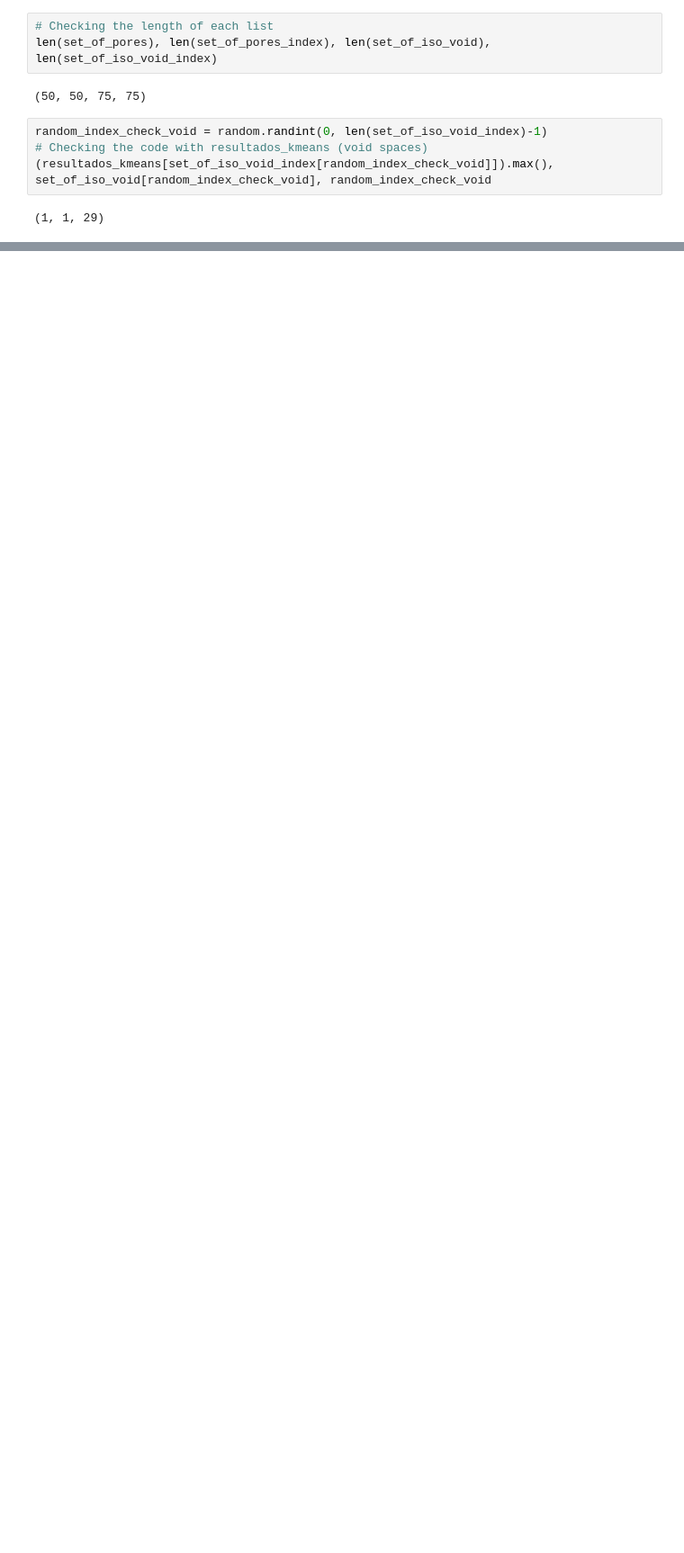
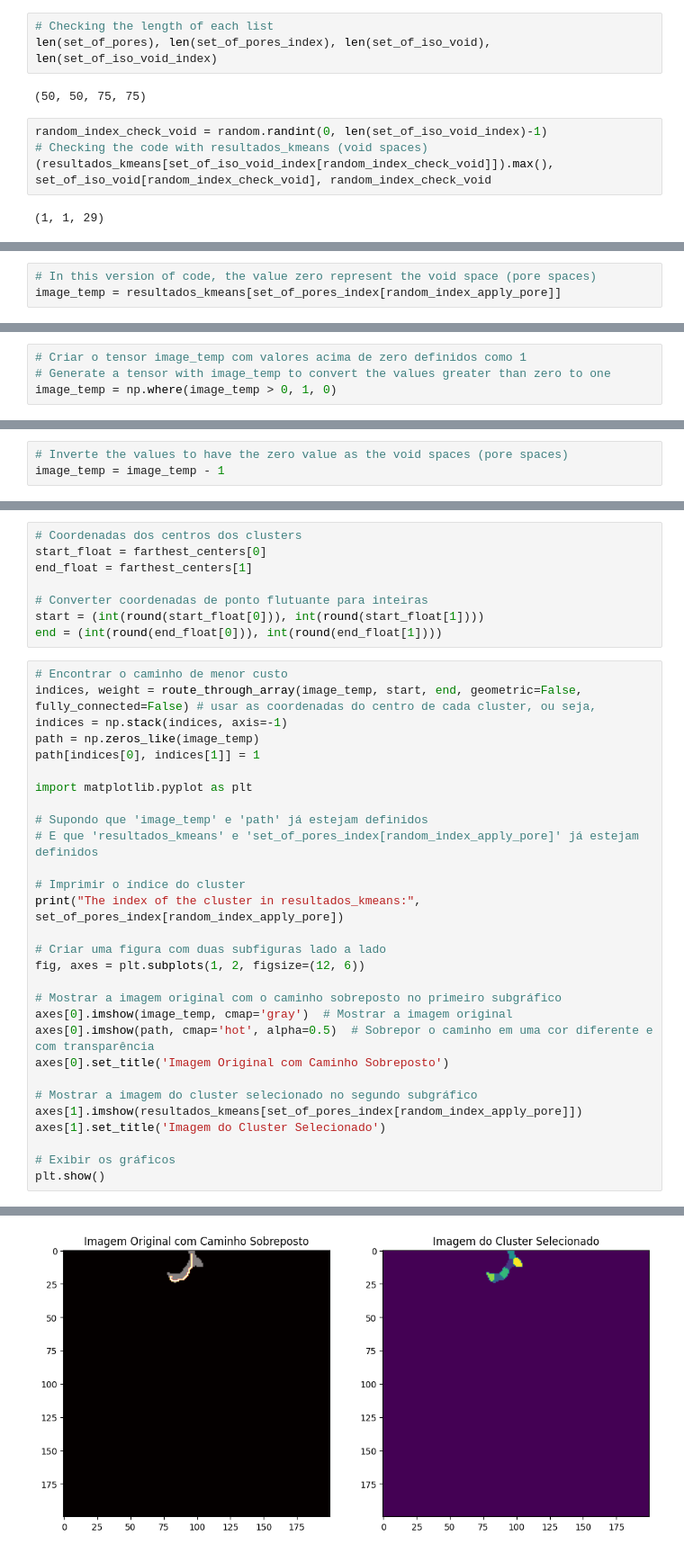
Before and after one commit to FrankVanzeler/Digital-Rock-Analysis-, a Jupyter notebook: Testing.ipynb, the cells around one changed output, grey strips where cells are left out. Shown at 90% size. Cells and saved outputs as stored; diff of their text form; blank space fills up the shorter version.

```diff
--- a/Testing.ipynb
+++ b/Testing.ipynb
@@ -2342,0 +2352,3 @@ random_index_check_void = random.randint(0, len(set_of_iso_void_index)-1)
+# %%
+# In this version of code, the value zero represent the void space (pore spaces)
+image_temp = resultados_kmeans[set_of_pores_index[random_index_apply_pore]]
@@ -2342,0 +2359,4 @@ random_index_check_void = random.randint(0, len(set_of_iso_void_index)-1)
+# %%
+# Criar o tensor image_temp com valores acima de zero definidos como 1
+# Generate a tensor with image_temp to convert the values greater than zero to one
+image_temp = np.where(image_temp > 0, 1, 0)
@@ -2342,0 +2367,3 @@ random_index_check_void = random.randint(0, len(set_of_iso_void_index)-1)
+# %%
+# Inverte the values to have the zero value as the void spaces (pore spaces)
+image_temp = image_temp - 1
@@ -2342,0 +2401,38 @@ random_index_check_void = random.randint(0, len(set_of_iso_void_index)-1)
+# %%
+# Coordenadas dos centros dos clusters
+start_float = farthest_centers[0]
+end_float = farthest_centers[1]
+
+# Converter coordenadas de ponto flutuante para inteiras
+start = (int(round(start_float[0])), int(round(start_float[1])))
+end = (int(round(end_float[0])), int(round(end_float[1])))
+# %%
+# Encontrar o caminho de menor custo
+indices, weight = route_through_array(image_temp, start, end, geometric=False, fully_connected=False) # usar as coordenadas do centro de cada cluster, ou seja,
+indices = np.stack(indices, axis=-1)
+path = np.zeros_like(image_temp)
+path[indices[0], indices[1]] = 1
+
+import matplotlib.pyplot as plt
+
+# Supondo que 'image_temp' e 'path' já estejam definidos
+# E que 'resultados_kmeans' e 'set_of_pores_index[random_index_apply_pore]' já estejam definidos
+
+# Imprimir o índice do cluster
+print("The index of the cluster in resultados_kmeans:", set_of_pores_index[random_index_apply_pore])
+
+# Criar uma figura com duas subfiguras lado a lado
+fig, axes = plt.subplots(1, 2, figsize=(12, 6))
+
+# Mostrar a imagem original com o caminho sobreposto no primeiro subgráfico
+axes[0].imshow(image_temp, cmap='gray')  # Mostrar a imagem original
+axes[0].imshow(path, cmap='hot', alpha=0.5)  # Sobrepor o caminho em uma cor diferente e com transparência
+axes[0].set_title('Imagem Original com Caminho Sobreposto')
+
+# Mostrar a imagem do cluster selecionado no segundo subgráfico
+axes[1].imshow(resultados_kmeans[set_of_pores_index[random_index_apply_pore]])
+axes[1].set_title('Imagem do Cluster Selecionado')
+
+# Exibir os gráficos
+plt.show()
+# %% [output]
@@ -2342,0 +2440 @@ random_index_check_void = random.randint(0, len(set_of_iso_void_index)-1)
+[figure, added]
```
Also changed, not shown: parts of 45 cells of this notebook.
